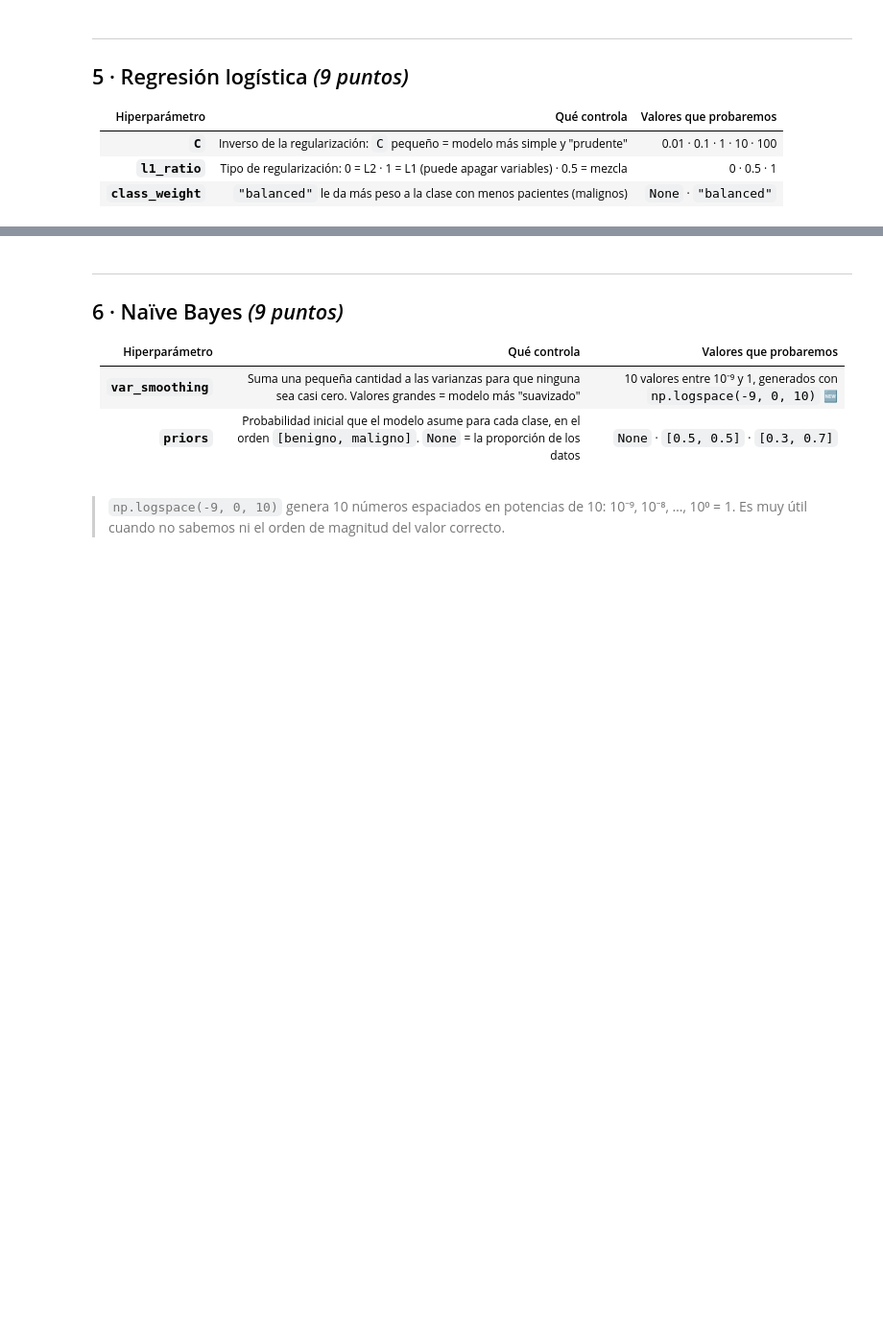
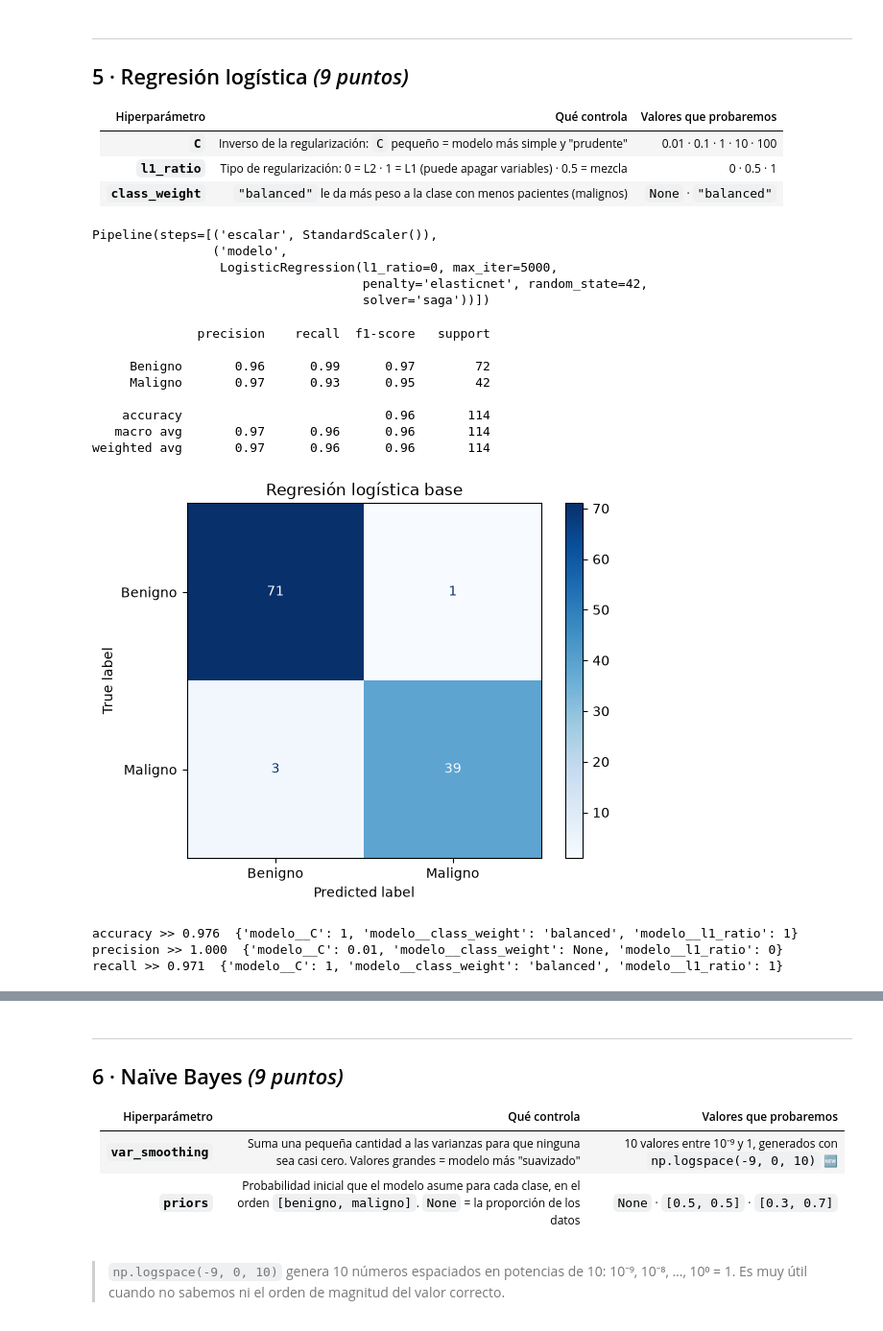
Before and after one commit to Lizethas27/IA_Practice, a Jupyter notebook: Practicas Parcial 2/Tarea_U5-U6_Cancer_Mama_ALUMNO.ipynb, the cells around one changed output, grey strips where cells are left out. Shown at 96% size. Cells and saved outputs as stored; diff of their text form; code cells hidden in the pictures; blank space fills up the shorter version.

```diff
--- a/Practicas Parcial 2/Tarea_U5-U6_Cancer_Mama_ALUMNO.ipynb
+++ b/Practicas Parcial 2/Tarea_U5-U6_Cancer_Mama_ALUMNO.ipynb
@@ -112,7 +154,7 @@ df.shape
 # %%
 # Codificando la etiqueta: texto → número
 codificador = LabelEncoder()
-df['diagnosis'] = codificador.____(df['diagnosis'])    # ✏️
+df['diagnosis'] = codificador.fit_transform(df['diagnosis'])    # ✏️
 
 # ¿Qué número recibió cada letra?
 print(codificador.classes_)          # posición 0 → primera letra, posición 1 → segunda letra
@@ -123,7 +171,7 @@ df['diagnosis'].value_counts()
 > ¿Por qué `LabelEncoder` y no one-hot? Porque es la **variable objetivo**: una sola columna con dos categorías. El one-hot se usa para variables de **entrada** con texto.
 # %%
 # Separando X (mediciones) de y (diagnóstico)
-y = df[____]    # ✏️
+y = df['diagnosis']    # ✏️
 X = df.drop(columns=['diagnosis'])
 
 print(X.shape, y.shape)
@@ -130,7 +180,7 @@ print(X.shape, y.shape)
 # %%
 # Dividiendo en entrenamiento (80 %) y prueba (20 %), conservando la proporción B/M
 X_train, X_test, y_train, y_test = train_test_split(X, y, test_size=0.20,
-                                                    stratify=____, random_state=42)    # ✏️
+                                                    stratify= y, random_state=42)    # ✏️
 
 print(f'Dimensiones de entrenamiento: {X_train.shape}')
 print(f'Dimensiones de prueba:        {X_test.shape}')
@@ -180,24 +234,40 @@ from sklearn.linear_model import LogisticRegression
 
 # Pipeline: escalar → modelo
 reglog_base = Pipeline([
-    ("escalar", ____),    # ✏️
-    ("modelo",  ____(penalty="elasticnet", solver="saga", l1_ratio=0,    # ✏️
+    ("escalar", StandardScaler()),    # ✏️
+    ("modelo",  LogisticRegression(penalty="elasticnet", solver="saga", l1_ratio=0,    # ✏️
                                    max_iter=5000, random_state=42))
 ])
 
 # Ajustando el modelo con valores por defecto
-reglog_base.____(X_train, y_train)    # ✏️
+reglog_base.fit(X_train, y_train)    # ✏️
+# %% [output]
+Pipeline(steps=[('escalar', StandardScaler()),
+                ('modelo',
+                 LogisticRegression(l1_ratio=0, max_iter=5000,
+                                    penalty='elasticnet', random_state=42,
+                                    solver='saga'))])
 # %%
 # Calculando las predicciones sobre el conjunto de prueba
-y_pred = reglog_base.____(X_test)    # ✏️
+y_pred = reglog_base.predict(X_test)    # ✏️
 
 # Imprimiendo el reporte de clasificación
 print(classification_report(y_test, y_pred, target_names=clases))
 
 # Construyendo la matriz de confusión
 ConfusionMatrixDisplay.from_predictions(y_test, y_pred, display_labels=clases, cmap='Blues')
 plt.title('Regresión logística base')
 plt.show()
+# %% [output]
+              precision    recall  f1-score   support
+
+     Benigno       0.96      0.99      0.97        72
+     Maligno       0.97      0.93      0.95        42
+
+    accuracy                           0.96       114
+   macro avg       0.97      0.96      0.96       114
+weighted avg       0.97      0.96      0.96       114
+[figure, added]
 # %%
 # Hiperparámetros a optimizar
 rejilla_reglog = {
@@ -210,10 +280,14 @@ rejilla_reglog = {
 mejores_modelos = {}
 
 for metrica in metricas:
-    busqueda = GridSearchCV(____, ____, scoring=metrica, cv=5, n_jobs=-1)    # ✏️
+    busqueda = GridSearchCV(reglog_base, rejilla_reglog, scoring=metrica, cv=5, n_jobs=-1)    # ✏️
     busqueda.fit(X_train, y_train)
-    mejores_modelos[metrica] = busqueda.____    # ✏️
+    mejores_modelos[metrica] = busqueda.best_estimator_    # ✏️
     print(f'{metrica} >> {busqueda.best_score_:.3f}  {busqueda.best_params_}')
+# %% [output]
+accuracy >> 0.976  {'modelo__C': 1, 'modelo__class_weight': 'balanced', 'modelo__l1_ratio': 1}
+precision >> 1.000  {'modelo__C': 0.01, 'modelo__class_weight': None, 'modelo__l1_ratio': 0}
+recall >> 0.971  {'modelo__C': 1, 'modelo__class_weight': 'balanced', 'modelo__l1_ratio': 1}
 # %%
 # Mostrando las matrices de confusión de las 3 versiones optimizadas
 fig, ejes = plt.subplots(1, 3, figsize=(12, 4))      # 1 fila con 3 recuadros
```
Also changed, not shown: parts of 42 cells of this notebook.
